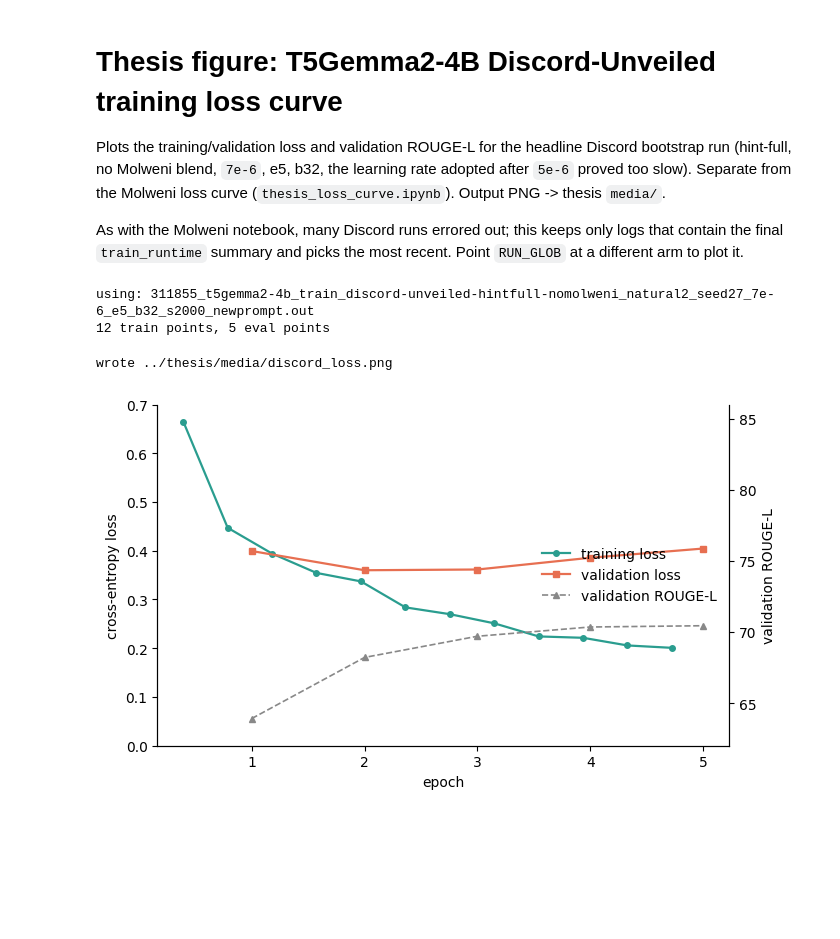
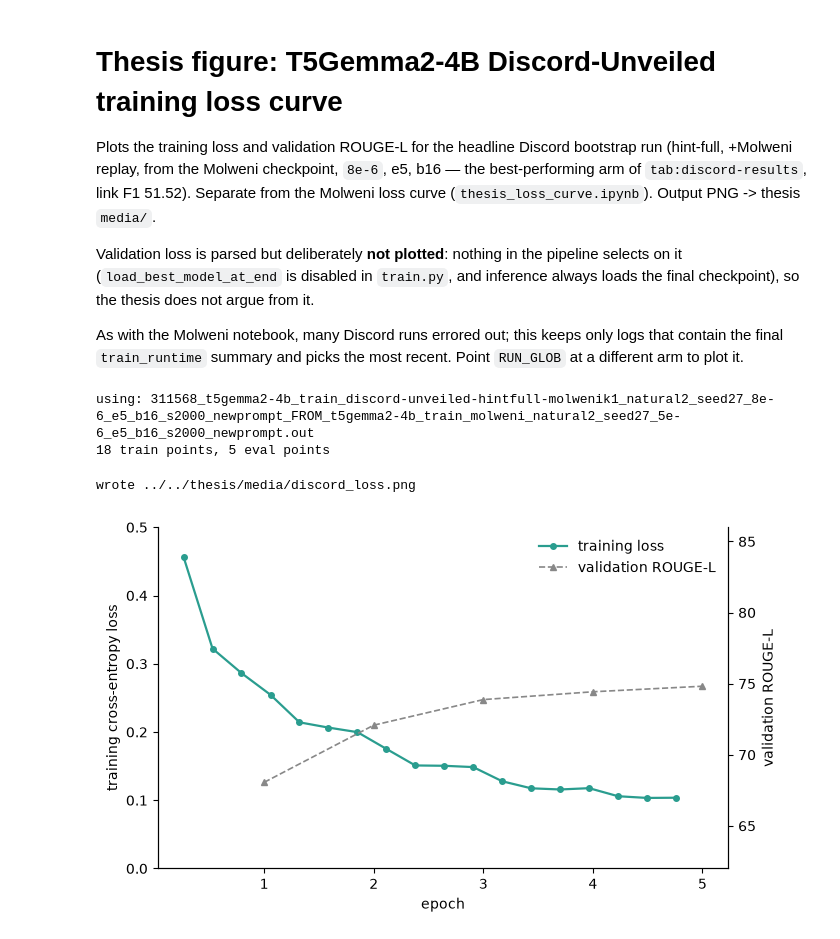
Before and after one commit to tommyvct/Seq2Seq-DDP, a Jupyter notebook: thesis_figures/thesis_discord_loss_curve.ipynb, the cells around one changed output. Drawn from its saved outputs; the diff is of its cells as text; code cells hidden in the pictures; blank space fills up the shorter version.

Commit message:
update figures

```diff
--- a/thesis_figures/thesis_discord_loss_curve.ipynb
+++ b/thesis_figures/thesis_discord_loss_curve.ipynb
@@ -1,21 +1,26 @@
 # %% [markdown]
 # Thesis figure: T5Gemma2-4B Discord-Unveiled training loss curve
 
-Plots the training/validation loss and validation ROUGE-L for the headline Discord
-bootstrap run (hint-full, no Molweni blend, `7e-6`, e5, b32, the learning rate adopted
-after `5e-6` proved too slow). Separate from the Molweni loss curve
-(`thesis_loss_curve.ipynb`). Output PNG -> thesis `media/`.
+Plots the training loss and validation ROUGE-L for the headline Discord bootstrap run
+(hint-full, +Molweni replay, from the Molweni checkpoint, `8e-6`, e5, b16 — the
+best-performing arm of `tab:discord-results`, link F1 51.52). Separate from the Molweni
+loss curve (`thesis_loss_curve.ipynb`). Output PNG -> thesis `media/`.
+
+Validation loss is parsed but deliberately **not plotted**: nothing in the pipeline
+selects on it (`load_best_model_at_end` is disabled in `train.py`, and inference always
+loads the final checkpoint), so the thesis does not argue from it.
 
 As with the Molweni notebook, many Discord runs errored out; this keeps only logs that
 contain the final `train_runtime` summary and picks the most recent. Point `RUN_GLOB` at
 a different arm to plot it.
 # %%
-import ast, glob, os
+import ast, glob, os, re
 import matplotlib.pyplot as plt
 
-LOG_ROOT = "other-clusters"
-OUT = "../thesis/media/discord_loss.png"
-RUN_GLOB = "**/slurm/logs/*discord-unveiled-hintfull-nomolweni_natural2_seed27_7e-6_e5_b32*.out"
+LOG_ROOT = "../other-clusters"
+OUT = "../../thesis/media/discord_loss.png"
+# headline: hint-full, +Molweni replay, FROM Molweni ckpt, 8e-6, e5, b16 (link F1 51.52)
+RUN_GLOB = "**/slurm/logs/*discord-unveiled-hintfull-molwenik1_natural2_seed27_8e-6_e5_b16*.out"
 
 def _isnum(v):
     try:
@@ -27,10 +32,11 @@ def parse_log(path):
     train, evals, finished = [], [], False
     for line in open(path, errors="ignore"):
         line = line.strip()
-        if not (line.startswith("{") and line.endswith("}")):
+        m = re.search(r"\{[^{}]*\}", line)
+        if not m:
             continue
         try:
-            d = ast.literal_eval(line)
+            d = ast.literal_eval(m.group(0))
         except Exception:
             continue
         if "train_runtime" in d:
@@ -48,26 +54,24 @@ path, train, evals = sorted(done, key=lambda t: os.path.getmtime(t[0]))[-1]
 print("using:", os.path.basename(path))
 print(f"{len(train)} train points, {len(evals)} eval points")
 # %% [output]
-using: 311855_t5gemma2-4b_train_discord-unveiled-hintfull-nomolweni_natural2_seed27_7e-6_e5_b32_s2000_newprompt.out
-12 train points, 5 eval points
+using: 311568_t5gemma2-4b_train_discord-unveiled-hintfull-molwenik1_natural2_seed27_8e-6_e5_b16_s2000_newprompt_FROM_t5gemma2-4b_train_molweni_natural2_seed27_5e-6_e5_b16_s2000_newprompt.out
+18 train points, 5 eval points
 # %%
 tr_x = [d["epoch"] for d in train]; tr_y = [d["loss"] for d in train]
-ev_x = [d["epoch"] for d in evals]; ev_y = [d["eval_loss"] for d in evals]
-ev_r = [d["eval_rougeL"] for d in evals]
+ev_x = [d["epoch"] for d in evals]; ev_r = [d["eval_rougeL"] for d in evals]
 
 fig, ax1 = plt.subplots(figsize=(7, 4.2))
-teal, red, gray = "#2a9d8f", "#e76f51", "#888888"
+teal, gray = "#2a9d8f", "#888888"
 ax1.plot(tr_x, tr_y, "-o", color=teal, ms=4, lw=1.6, label="training loss")
-ax1.plot(ev_x, ev_y, "-s", color=red, ms=5, lw=1.6, label="validation loss")
-ax1.set_xlabel("epoch"); ax1.set_ylabel("cross-entropy loss")
+ax1.set_xlabel("epoch"); ax1.set_ylabel("training cross-entropy loss")
 ax1.set_xticks(range(0, 6)); ax1.spines["top"].set_visible(False)
 ax2 = ax1.twinx()
 ax2.plot(ev_x, ev_r, "--^", color=gray, ms=5, lw=1.2, label="validation ROUGE-L")
 ax2.set_ylabel("validation ROUGE-L"); ax2.spines["top"].set_visible(False)
 l1, lab1 = ax1.get_legend_handles_labels(); l2, lab2 = ax2.get_legend_handles_labels()
-ax1.legend(l1 + l2, lab1 + lab2, frameon=False, loc="center right")
-ax1.set_ylim(0, 0.7); ax2.set_ylim(62, 86); fig.tight_layout(); fig.savefig(OUT, dpi=150, bbox_inches="tight")
+ax1.legend(l1 + l2, lab1 + lab2, frameon=False, loc="upper right")
+ax1.set_ylim(0, 0.5); ax2.set_ylim(62, 86); fig.tight_layout(); fig.savefig(OUT, dpi=150, bbox_inches="tight")
 print("wrote", OUT); plt.show()
 # %% [output]
-wrote ../thesis/media/discord_loss.png
+wrote ../../thesis/media/discord_loss.png
-[figure, old version]
+[figure, new version]
```
Also changed, not shown: 1 other file.
